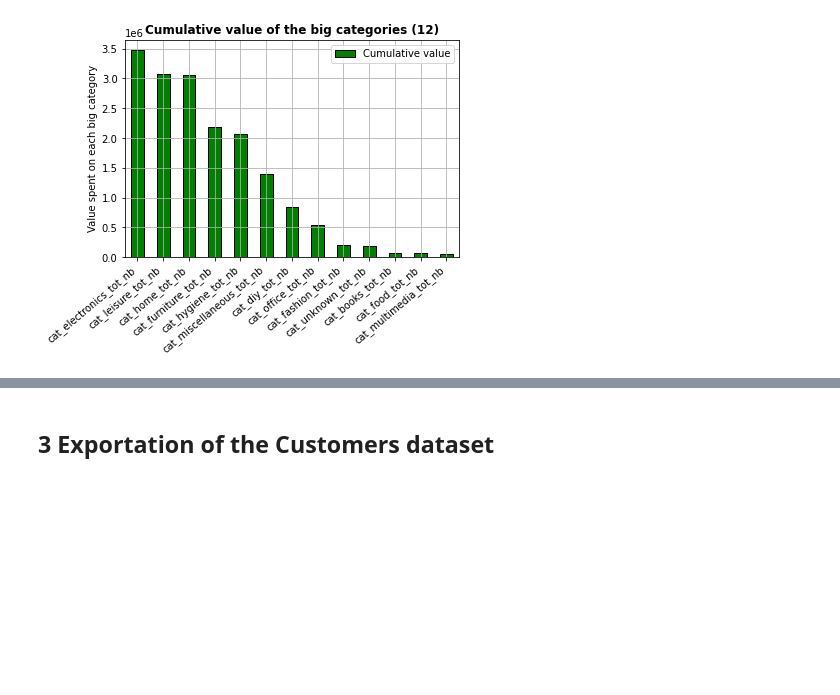
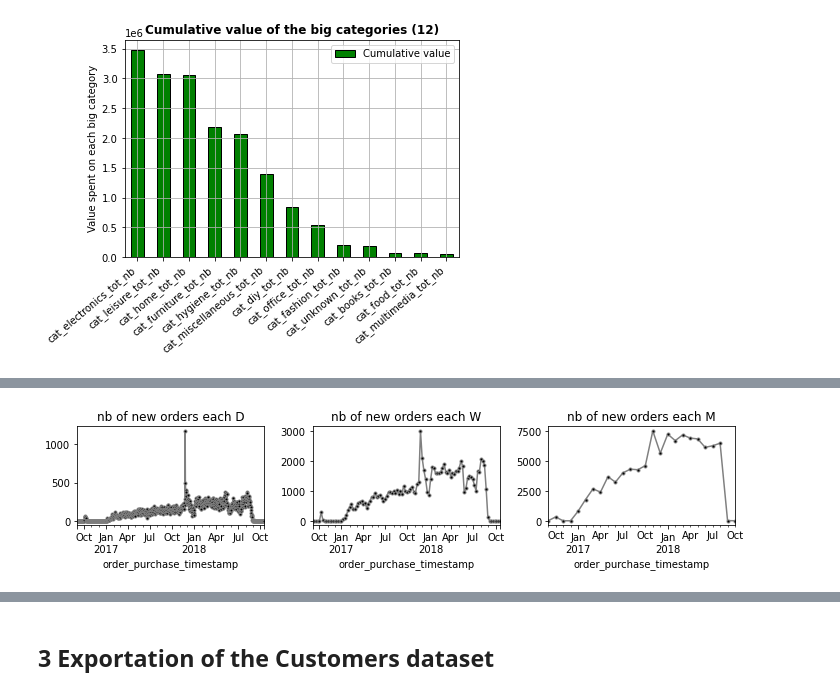
Before and after one commit to SmellyArmure/OC_DS_Project5, a Jupyter notebook: NOTEBOOKS/P5_Cleaning_EDA_2.ipynb, the cells around one changed output, grey strips where cells are left out. Drawn from its saved outputs; the diff is of its cells as text; code cells hidden in the pictures; blank space fills up the shorter version.

```diff
--- a/NOTEBOOKS/P5_Cleaning_EDA_2.ipynb
+++ b/NOTEBOOKS/P5_Cleaning_EDA_2.ipynb
@@ -786,0 +811,18 @@ plt.show()
+# %%
+# Plotting number of new orders through time
+
+df_orders['order_purchase_timestamp'] = \
+    pd.to_datetime(df_orders['order_purchase_timestamp'])
+
+fig = plt.figure(figsize=(10,2.5))
+for i, per in enumerate(['D', 'W', 'M'],1): #['D', 'W', 'M', 'Y']
+    ax = fig.add_subplot(1,3,i)
+    t_ser = df_orders.groupby(pd.Grouper(key='order_purchase_timestamp',
+                                         freq=per)).size()
+    t_ser.plot(ax=ax, ms=3, marker='o', mfc='k', mec=None, color='grey', ls='-')
+    # ax.set(ylim=(0,np.mean(t_ser)+2*np.std(t_ser)))
+    ax.set_title("nb of new orders each "+per)
+fig.tight_layout()
+plt.show()
+# %% [output]
+[figure, added]
```
Also changed, not shown: parts of 34 cells of this notebook, 2 other files.
